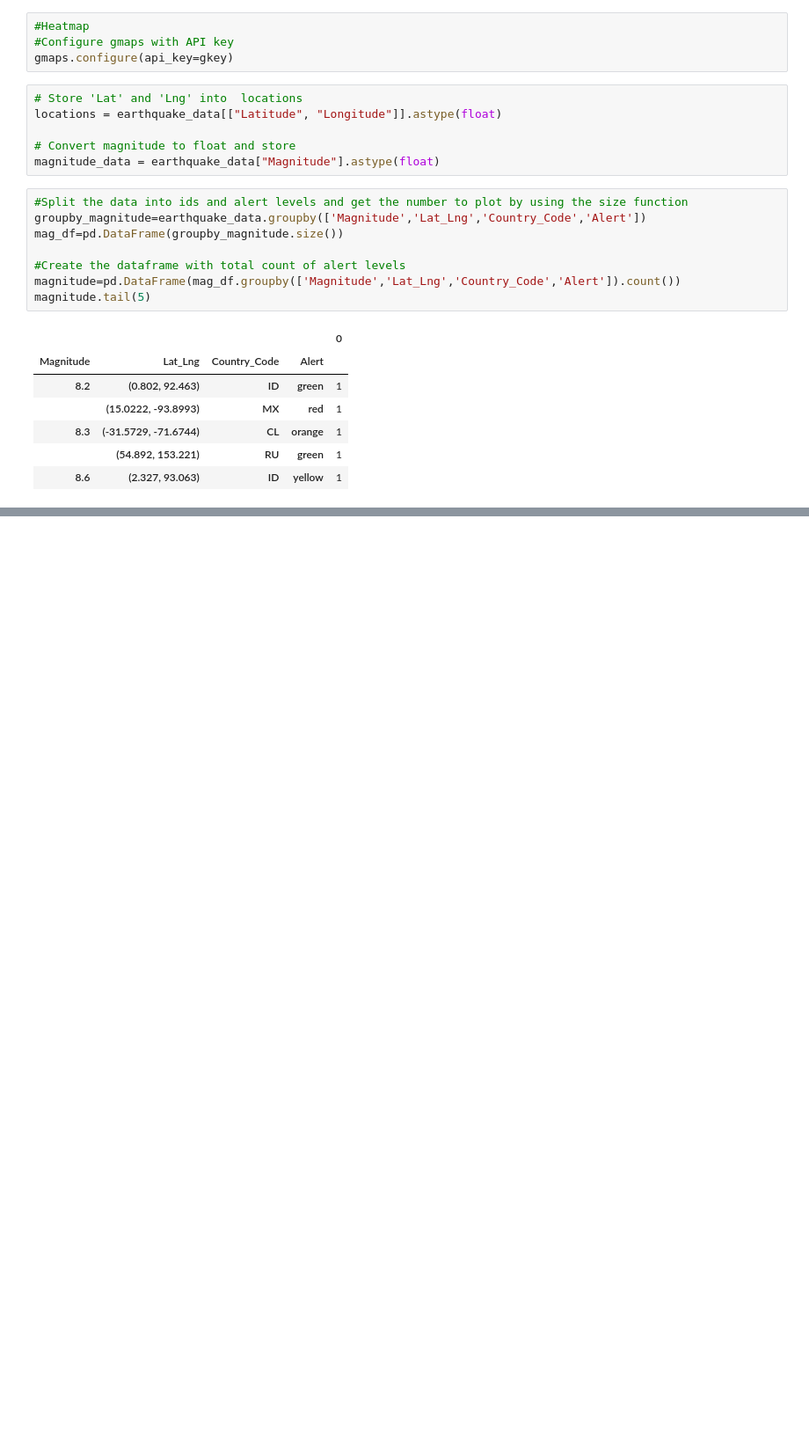
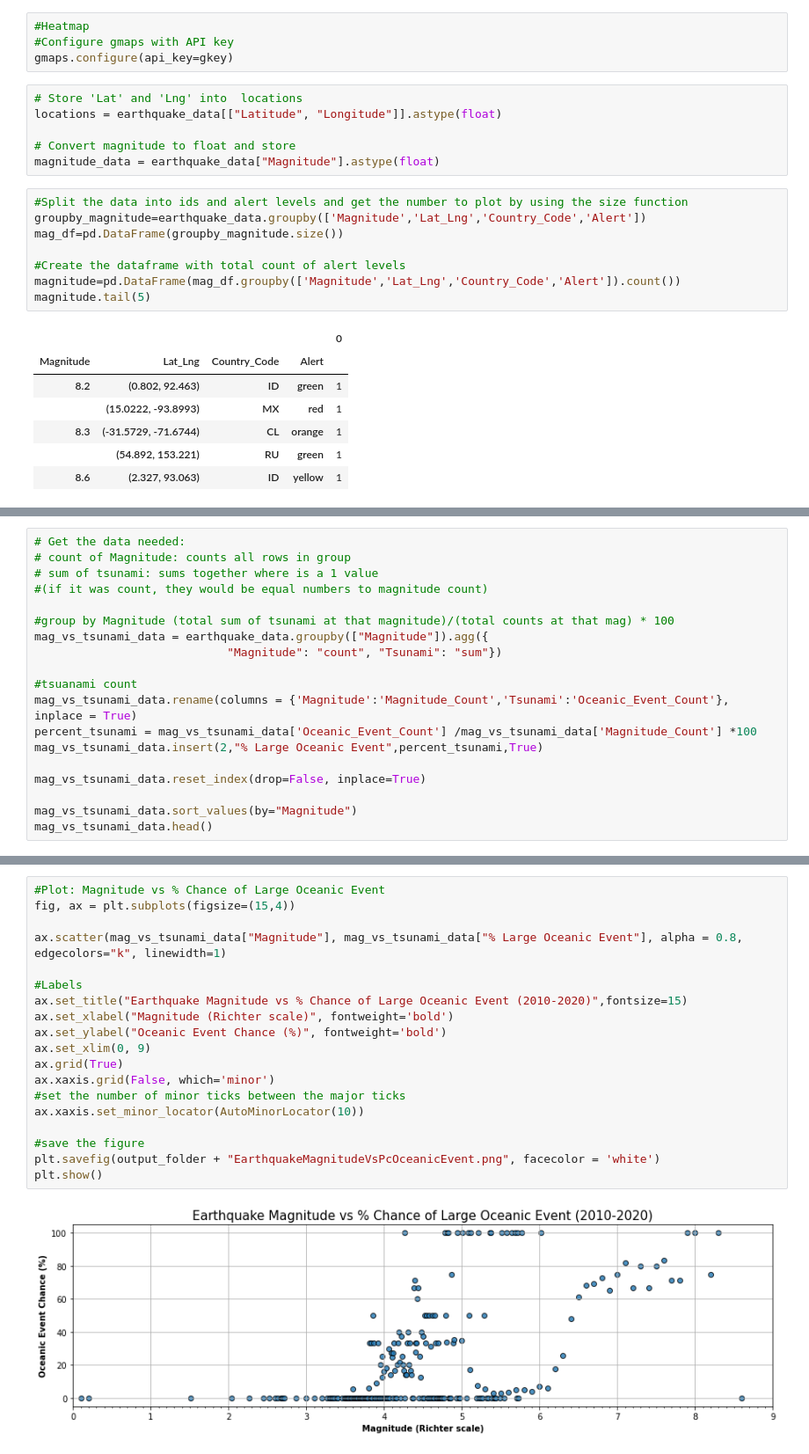
Before and after one commit to hiamdebsi/Project-1, a Jupyter notebook: starter_code/Earthquakes_Project_1_Analysis.ipynb, the cells around one changed output, grey strips where cells are left out. Shown: that part at 88% size. Saved outputs shown, nothing was run; the diff lists cells and outputs as text; blank space fills up the shorter version.

```diff
--- a/starter_code/Earthquakes_Project_1_Analysis.ipynb
+++ b/starter_code/Earthquakes_Project_1_Analysis.ipynb
@@ -354,0 +517,19 @@ fig
+# %%
+# Get the data needed:
+# count of Magnitude: counts all rows in group
+# sum of tsunami: sums together where is a 1 value
+#(if it was count, they would be equal numbers to magnitude count)
+
+#group by Magnitude (total sum of tsunami at that magnitude)/(total counts at that mag) * 100
+mag_vs_tsunami_data = earthquake_data.groupby(["Magnitude"]).agg({
+                            "Magnitude": "count", "Tsunami": "sum"})
+
+#tsuanami count
+mag_vs_tsunami_data.rename(columns = {'Magnitude':'Magnitude_Count','Tsunami':'Oceanic_Event_Count'}, inplace = True)
+percent_tsunami = mag_vs_tsunami_data['Oceanic_Event_Count'] /mag_vs_tsunami_data['Magnitude_Count'] *100
+mag_vs_tsunami_data.insert(2,"% Large Oceanic Event",percent_tsunami,True)
+
+mag_vs_tsunami_data.reset_index(drop=False, inplace=True)
+
+mag_vs_tsunami_data.sort_values(by="Magnitude")
+mag_vs_tsunami_data.head()
@@ -354,0 +543,21 @@ fig
+# %%
+#Plot: Magnitude vs % Chance of Large Oceanic Event
+fig, ax = plt.subplots(figsize=(15,4))
+
+ax.scatter(mag_vs_tsunami_data["Magnitude"], mag_vs_tsunami_data["% Large Oceanic Event"], alpha = 0.8, edgecolors="k", linewidth=1)
+
+#Labels
+ax.set_title("Earthquake Magnitude vs % Chance of Large Oceanic Event (2010-2020)",fontsize=15)
+ax.set_xlabel("Magnitude (Richter scale)", fontweight='bold')
+ax.set_ylabel("Oceanic Event Chance (%)", fontweight='bold')
+ax.set_xlim(0, 9)
+ax.grid(True)
+ax.xaxis.grid(False, which='minor')
+#set the number of minor ticks between the major ticks
+ax.xaxis.set_minor_locator(AutoMinorLocator(10))
+
+#save the figure
+plt.savefig(output_folder + "EarthquakeMagnitudeVsPcOceanicEvent.png", facecolor = 'white')
+plt.show()
+# %% [output]
+[figure, added]
```
Also changed, not shown: parts of 33 cells of this notebook, 6 other files.
